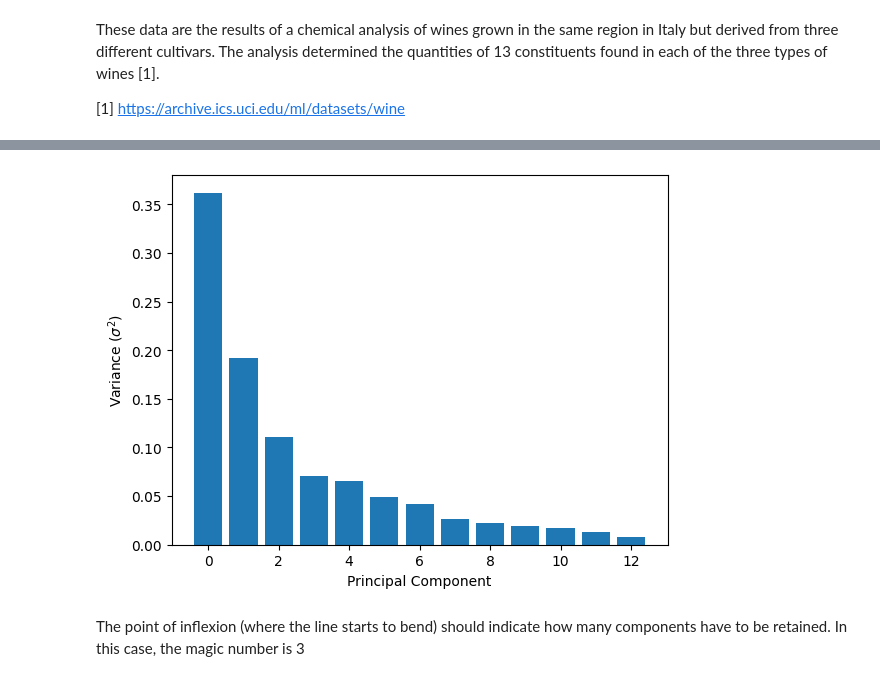
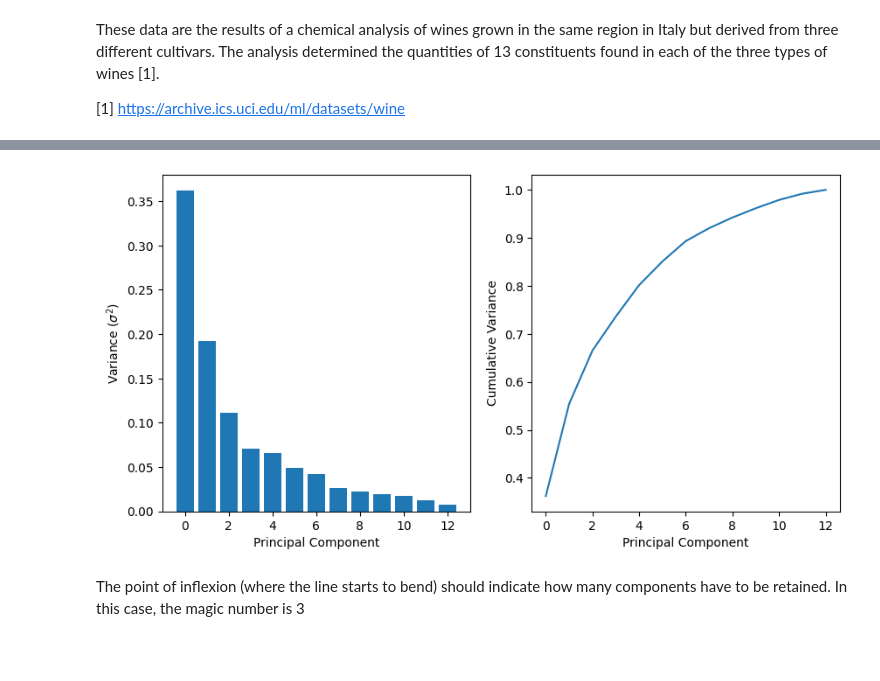
Before and after one commit to ema-marconato/ml_lab, a Jupyter notebook: unsupervised/unsupervised-lab.ipynb, the cells around one changed output, grey strips where cells are left out. Cells and saved outputs as stored; diff of their text form; code cells hidden in the pictures; blank space fills up the shorter version.

```diff
--- a/unsupervised/unsupervised-lab.ipynb
+++ b/unsupervised/unsupervised-lab.ipynb
@@ -157,0 +208,8 @@ plot_K_means(X, 3,
+# %%
+centers = [[1, 1], [-1, -1], [1, -1], [-1,1]]
+n_clusters = len(centers)
+
+X, _ = make_blobs(4000, 2, centers=centers, cluster_std=0.5)
+gt_labels = np.zeros(X.shape[0], dtype=int)
+
+plot_blobs(X,gt_labels)
@@ -157,0 +218,11 @@ plot_K_means(X, 3,
+# %%
+from sklearn.cluster import KMeans
+wcss = []
+models, labels, centers, = [], [], []
+for i in range(1, 11):
+    kmeans = KMeans(n_clusters = i, init = 'k-means++', random_state = 42)
+    kmeans.fit(X)
+    models.append(kmeans)
+    labels.append(kmeans.predict(X))
+    centers.append(kmeans.cluster_centers_)
+    wcss.append(kmeans.inertia_)
@@ -164,7 +379,9 @@ These data are the results of a chemical analysis of wines grown in the same reg
 
 [1] https://archive.ics.uci.edu/ml/datasets/wine
 # %%
-df_wine = pd.read_csv("data/wine.csv")
-df_wine.describe()
+import pandas as pd
+
+df_wine = pd.read_csv("../sklearn/data/wine.csv")
+df_wine.head()
 # %% [output]
 |  | type | alcohol | malic_acid | ash | alcalinity_of_ash | magnesium | total_phenols | flavanoids | ... |
@@ -193,12 +419,25 @@ X_pca = pca.fit_transform(X)
 # %%
 # Plot the explained variace ratio for each component
 percent_variance = pca.explained_variance_ratio_
+
+fig = plt.figure(figsize=(10,5))
+fig.add_subplot(121)
 plt.bar(np.arange(len(percent_variance)), height=percent_variance)
 plt.ylabel("Variance ($\sigma^2$)")
 plt.xlabel("Principal Component")
+
+fig.add_subplot(122)
+
+sum_variance = [ np.sum(percent_variance[:i+1]) for i in range(len(percent_variance))]
+
+plt.plot(np.arange(len(percent_variance)), sum_variance)
+plt.ylabel("Cumulative Variance")
+plt.xlabel("Principal Component")
+
+
 plt.show()
 # %% [output]
-[figure, old version]
+[figure, new version]
 # %% [markdown]
 The point of inflexion (where the line starts to bend) should indicate how many components have to be retained. In this case, the magic number is 3
 # %% [markdown]
```
Also changed, not shown: parts of 22 cells of this notebook, 2 other files.
